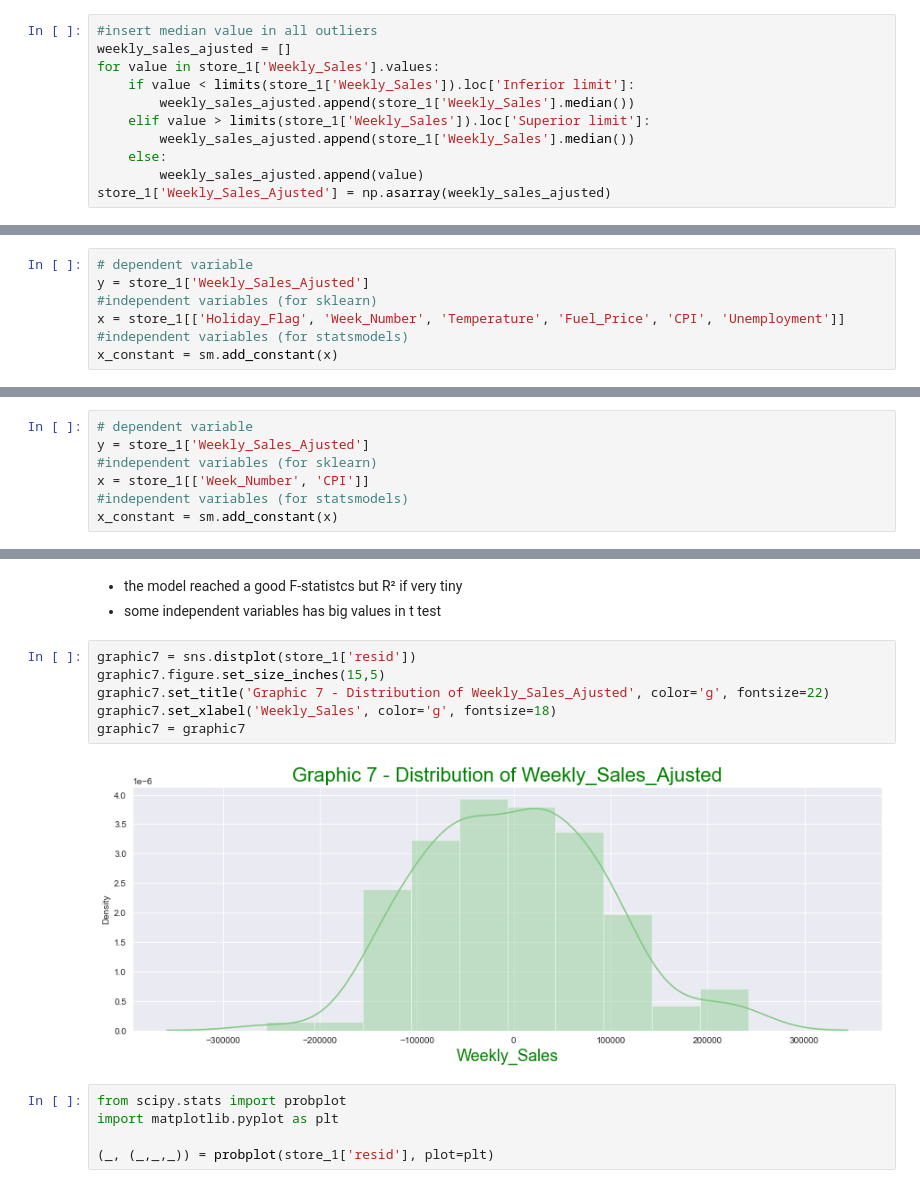
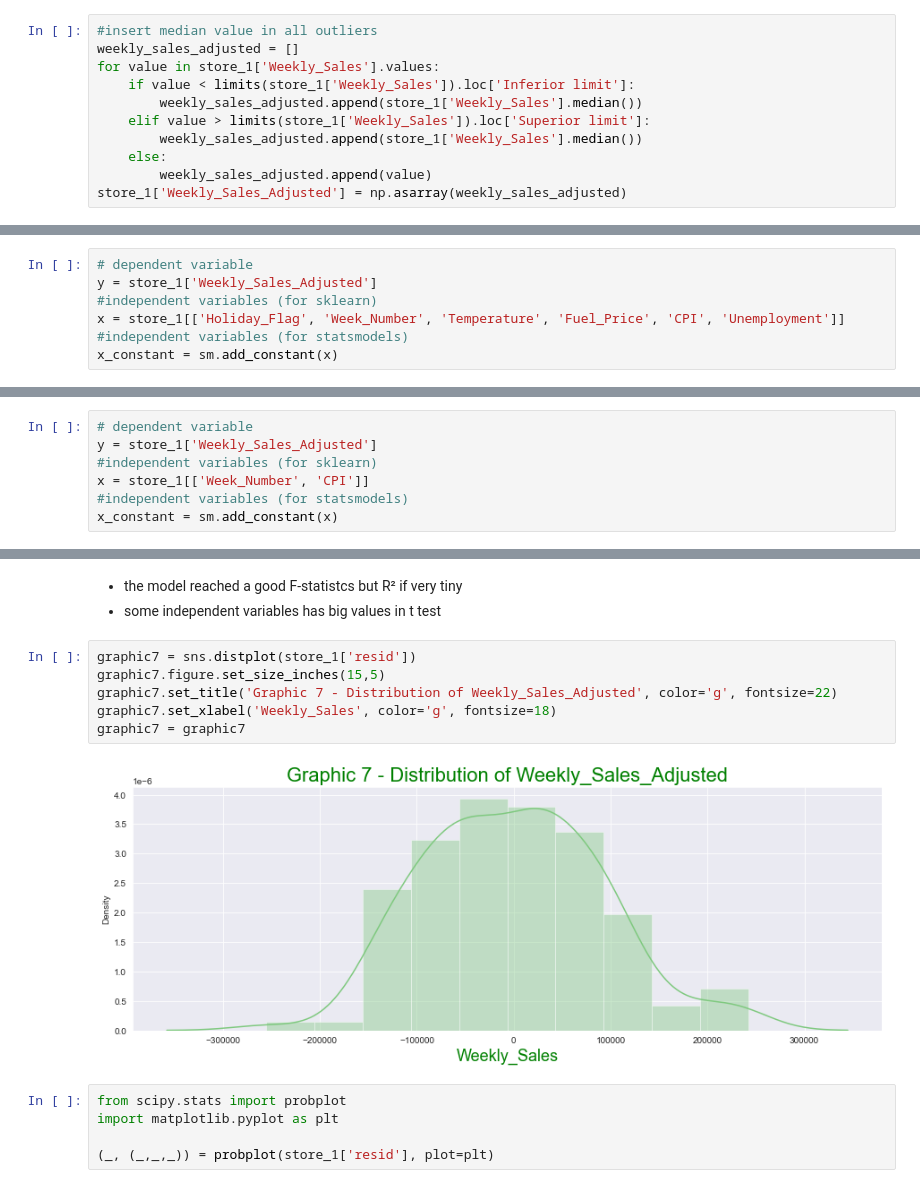
Before and after one commit to jebas-py/kaggle_walmart_dataretail_analysis, a Jupyter notebook: model_regression_final.ipynb, the cells around one changed output, grey strips where cells are left out. Drawn from its saved outputs; the diff is of its cells as text.

```diff
--- a/model_regression_final.ipynb
+++ b/model_regression_final.ipynb
@@ -255,13 +255,13 @@ Superior limit             1850073.04
 dtype: float64
 # %%
 #insert median value in all outliers
-weekly_sales_ajusted = []
+weekly_sales_adjusted = []
 for value in store_1['Weekly_Sales'].values:
     if value < limits(store_1['Weekly_Sales']).loc['Inferior limit']:
-        weekly_sales_ajusted.append(store_1['Weekly_Sales'].median())
+        weekly_sales_adjusted.append(store_1['Weekly_Sales'].median())
     elif value > limits(store_1['Weekly_Sales']).loc['Superior limit']:
-        weekly_sales_ajusted.append(store_1['Weekly_Sales'].median())
+        weekly_sales_adjusted.append(store_1['Weekly_Sales'].median())
     else:
-        weekly_sales_ajusted.append(value)
-store_1['Weekly_Sales_Ajusted'] = np.asarray(weekly_sales_ajusted)
+        weekly_sales_adjusted.append(value)
+store_1['Weekly_Sales_Adjusted'] = np.asarray(weekly_sales_adjusted)
 # %%
@@ -375,7 +375,7 @@ store_1.drop(columns=['Date', 'Day', 'Month', 'Year', 'Weekly_Sales_Weighted'],
 ### variables
 # %%
 # dependent variable
-y = store_1['Weekly_Sales_Ajusted']
+y = store_1['Weekly_Sales_Adjusted']
 #independent variables (for sklearn)
 x = store_1[['Holiday_Flag', 'Week_Number', 'Temperature', 'Fuel_Price', 'CPI', 'Unemployment']]
 #independent variables (for statsmodels)
@@ -443,7 +443,7 @@ import matplotlib.pyplot as plt
 ### variables
 # %%
 # dependent variable
-y = store_1['Weekly_Sales_Ajusted']
+y = store_1['Weekly_Sales_Adjusted']
 #independent variables (for sklearn)
 x = store_1[['Week_Number', 'CPI']]
 #independent variables (for statsmodels)
@@ -501,11 +501,11 @@ graphic11 = graphic11
 # %%
 graphic7 = sns.distplot(store_1['resid'])
 graphic7.figure.set_size_inches(15,5)
-graphic7.set_title('Graphic 7 - Distribution of Weekly_Sales_Ajusted', color='g', fontsize=22)
+graphic7.set_title('Graphic 7 - Distribution of Weekly_Sales_Adjusted', color='g', fontsize=22)
 graphic7.set_xlabel('Weekly_Sales', color='g', fontsize=18)
 graphic7 = graphic7
 # %% [output]
-[figure, old version]
+[figure, new version]
 # %%
 from scipy.stats import probplot
 import matplotlib.pyplot as plt
```
Also changed, not shown: parts of 17 cells of this notebook.
